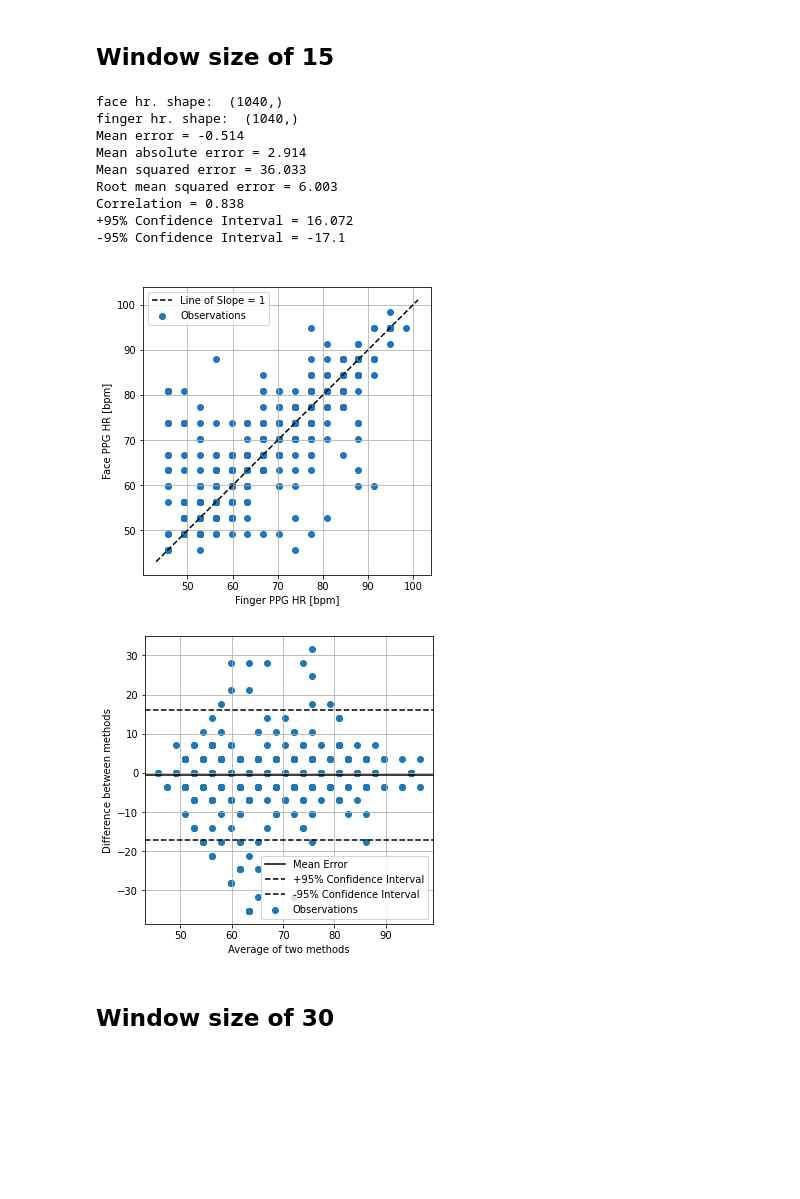
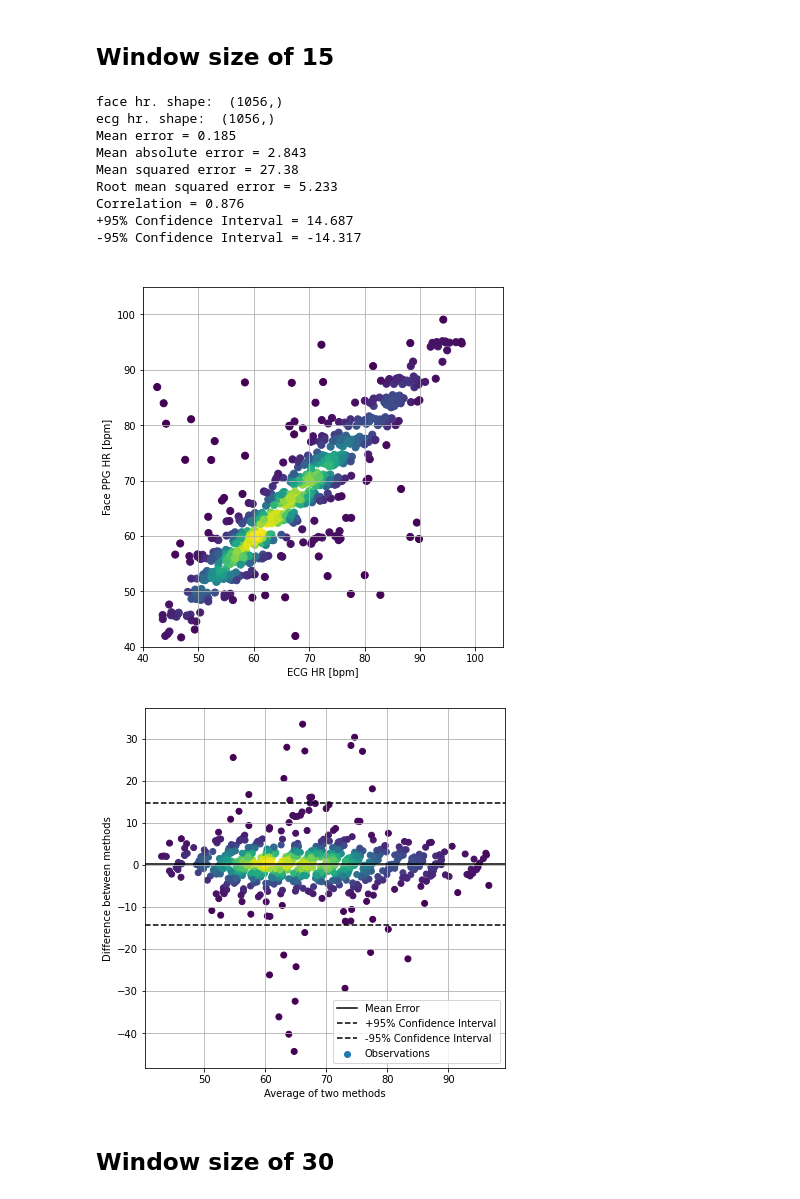
Before and after one commit to ubicomplab/rPPG-BP, a Jupyter notebook: BlandAlmanPlot/BlandAltmanPlot.ipynb, the cells around one changed output. Saved outputs shown, nothing was run; the diff lists cells and outputs as text; code cells hidden in the pictures; blank space fills up the shorter version.

```diff
--- a/BlandAlmanPlot/BlandAltmanPlot.ipynb
+++ b/BlandAlmanPlot/BlandAltmanPlot.ipynb
@@ -32,26 +32,26 @@ Correlation = 0.774
 # %%
 # Load example data file:
 window_size = 15
-finger_hr = np.load(f'../results/finger_hr_all_ws_{window_size}.npy')
 face_hr = np.load(f'../results/face_hr_all_ws_{window_size}.npy')
+ecg_hr = np.load(f'../results/ecg_hr_all_ws_{window_size}.npy')
 print('face hr. shape: ', face_hr.shape)
-print('finger hr. shape: ', finger_hr.shape)
-compare = BlandAltmanPy.BlandAltman(finger_hr,face_hr,averaged=True)
-compare.scatter_plot(x_label='Finger PPG HR [bpm]',y_label='Face PPG HR [bpm]')
-compare.difference_plot()
+print('ecg hr. shape: ', ecg_hr.shape)
+compare = BlandAltmanPy.BlandAltman(ecg_hr,face_hr,averaged=True)
+compare.scatter_plot(x_label='ECG HR [bpm]',y_label='Face PPG HR [bpm]', figure_size=(5, 5), file_name=f'ScatterPlot{window_size}.pdf')
+compare.difference_plot(figure_size=(5, 5), file_name=f'BlandAltman{window_size}.pdf')
 compare.print_stats(round_amount = 3)
 # %% [output]
-face hr. shape:  (1040,)
-finger hr. shape:  (1040,)
-Mean error = -0.514
-Mean absolute error = 2.914
-Mean squared error = 36.033
-Root mean squared error = 6.003
-Correlation = 0.838
-+95% Confidence Interval = 16.072
--95% Confidence Interval = -17.1
+face hr. shape:  (1056,)
+ecg hr. shape:  (1056,)
+Mean error = 0.185
+Mean absolute error = 2.843
+Mean squared error = 27.38
+Root mean squared error = 5.233
+Correlation = 0.876
++95% Confidence Interval = 14.687
+-95% Confidence Interval = -14.317
-[figure, old version]
+[figure, new version]
-[figure, old version]
+[figure, new version]
 # %% [markdown]
 ## Window size of 30
 # %%
```
Also changed, not shown: parts of 5 cells of this notebook, 2 other files.
